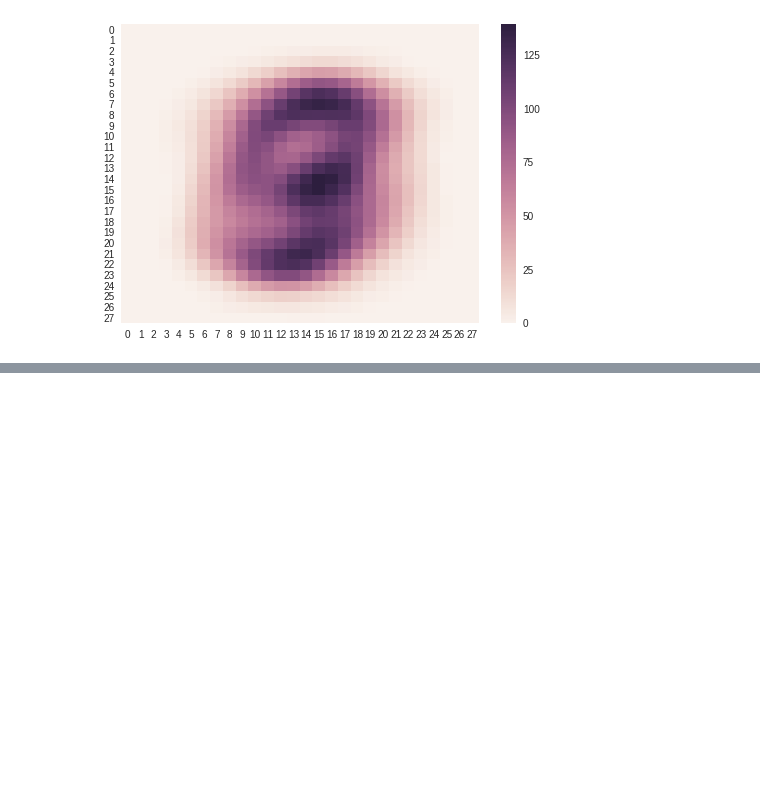
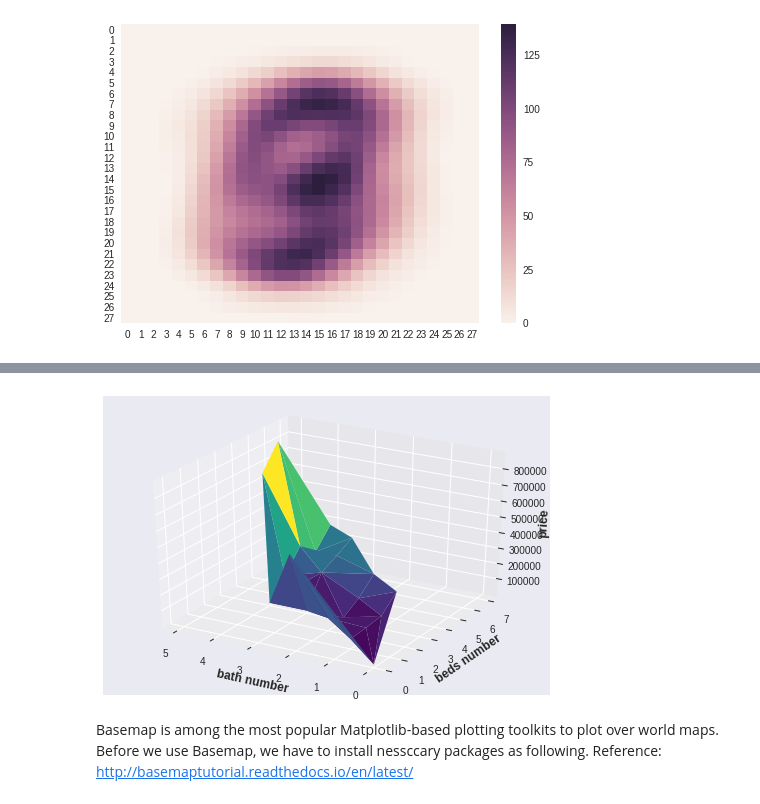
Before and after one commit to neoaksa/Pandas-Matplotlib, a Jupyter notebook: Matplotlib.ipynb, the cells around one changed output, grey strips where cells are left out. Drawn from its saved outputs; the diff is of its cells as text; code cells hidden in the pictures; blank space fills up the shorter version.

```diff
--- a/Matplotlib.ipynb
+++ b/Matplotlib.ipynb
@@ -410,0 +419,30 @@ sns.heatmap(x_matrix)
+# %%
+from mpl_toolkits.mplot3d import Axes3D
+import matplotlib.pyplot as plt
+import pandas as pd
+import seaborn as sns
+
+# And transform the old column name in something numeric
+df1 = pd.read_csv('http://samplecsvs.s3.amazonaws.com/Sacramentorealestatetransactions.csv',
+                 index_col=['latitude','longitude'])
+df1 = df1.sort_values(['price','baths','beds'], ascending=True)
+df1['beds']=pd.Categorical(df1['beds'])
+df1['beds_code']=df1['beds'].cat.codes
+df1['baths']=pd.Categorical(df1['baths'])
+df1['baths_code']=df1['baths'].cat.codes
+
+# Make the plot
+fig = plt.figure()
+ax = fig.gca(projection='3d')
+# invert x axis
+ax.invert_xaxis()
+# setting label for axis rather plot
+ax.set_xlabel('bath number',size=12,fontweight='semibold')
+ax.set_ylabel('beds number',size=12,fontweight='semibold')
+ax.set_zlabel('price',size=12,fontweight='semibold')
+ax.plot_trisurf(df1['baths_code'], df1['beds_code'], df1['price'], cmap=plt.cm.viridis, linewidth=0.2)
+plt.show()
+# %% [output]
+[figure, added]
+# %% [markdown]
+Basemap is among the most popular Matplotlib-based plotting toolkits to plot over world maps. Before we use Basemap, we have to install nessccary packages as following. Reference: http://basemaptutorial.readthedocs.io/en/latest/
```
Also changed, not shown: parts of 3 cells of this notebook.
